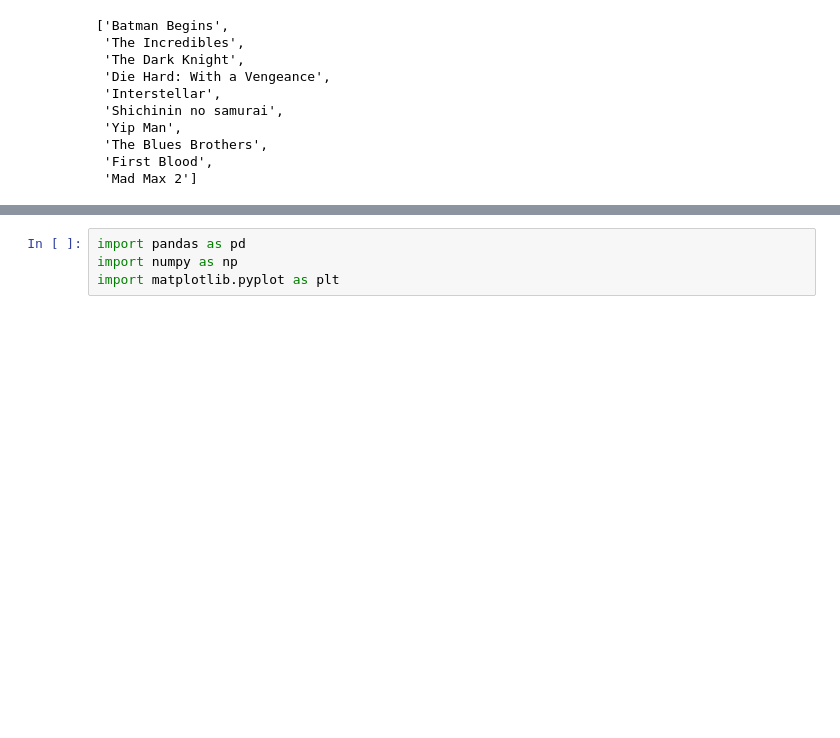
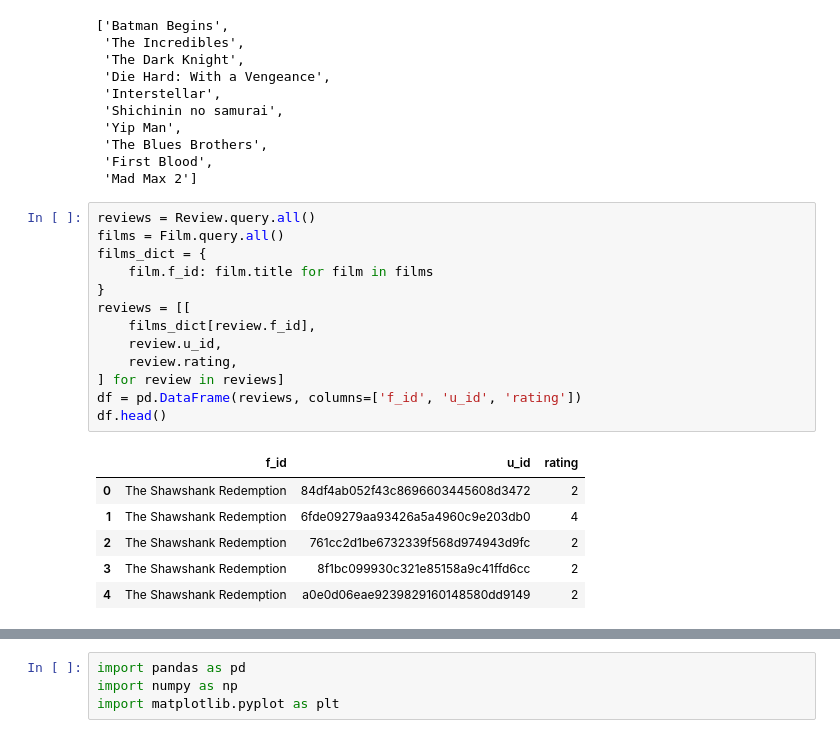
Before and after one commit to Cloud9High5/Movie-Finder-System, a Jupyter notebook: back-end/recommend.ipynb, the cells around one changed output, grey strips where cells are left out. Drawn from its saved outputs; the diff is of its cells as text; blank space fills up the shorter version.

```diff
--- a/back-end/recommend.ipynb
+++ b/back-end/recommend.ipynb
@@ -708,3 +684,23 @@ recommend('The Dark Knight Rises')
  'The Blues Brothers',
  'First Blood',
  'Mad Max 2']
+# %%
+reviews = Review.query.all()
+films = Film.query.all()
+films_dict = {
+    film.f_id: film.title for film in films
+}
+reviews = [[
+    films_dict[review.f_id],
+    review.u_id,
+    review.rating,
+] for review in reviews]
+df = pd.DataFrame(reviews, columns=['f_id', 'u_id', 'rating'])
+df.head()
+# %% [output]
+|  | f_id | u_id | rating |
+| 0 | The Shawshank Redemption | 84df4ab052f43c8696603445608d3472 | 2 |
+| 1 | The Shawshank Redemption | 6fde09279aa93426a5a4960c9e203db0 | 4 |
+| 2 | The Shawshank Redemption | 761cc2d1be6732339f568d974943d9fc | 2 |
+| 3 | The Shawshank Redemption | 8f1bc099930c321e85158a9c41ffd6cc | 2 |
+| 4 | The Shawshank Redemption | a0e0d06eae9239829160148580dd9149 | 2 |
```
Also changed, not shown: parts of 11 cells of this notebook, 8 other files.
